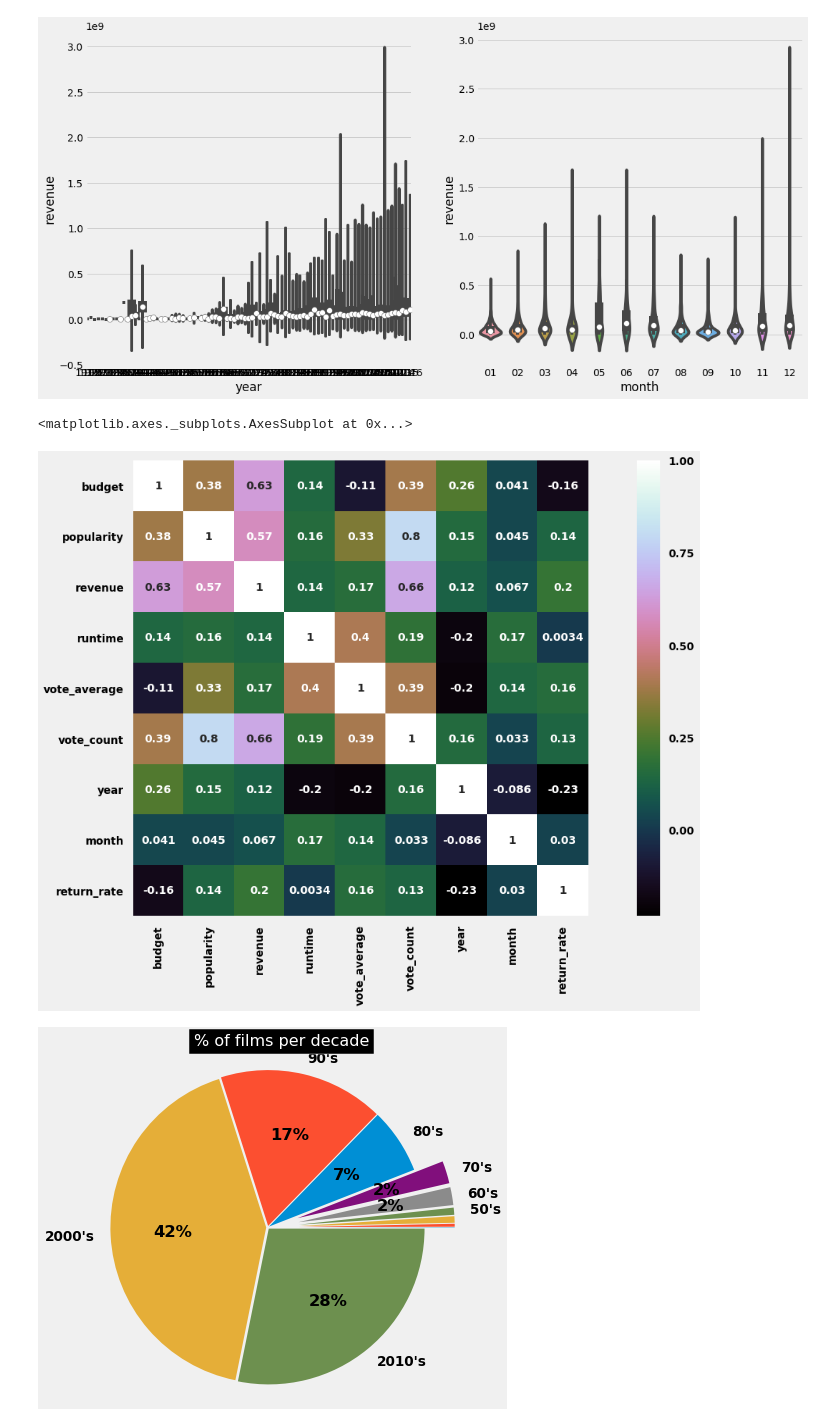
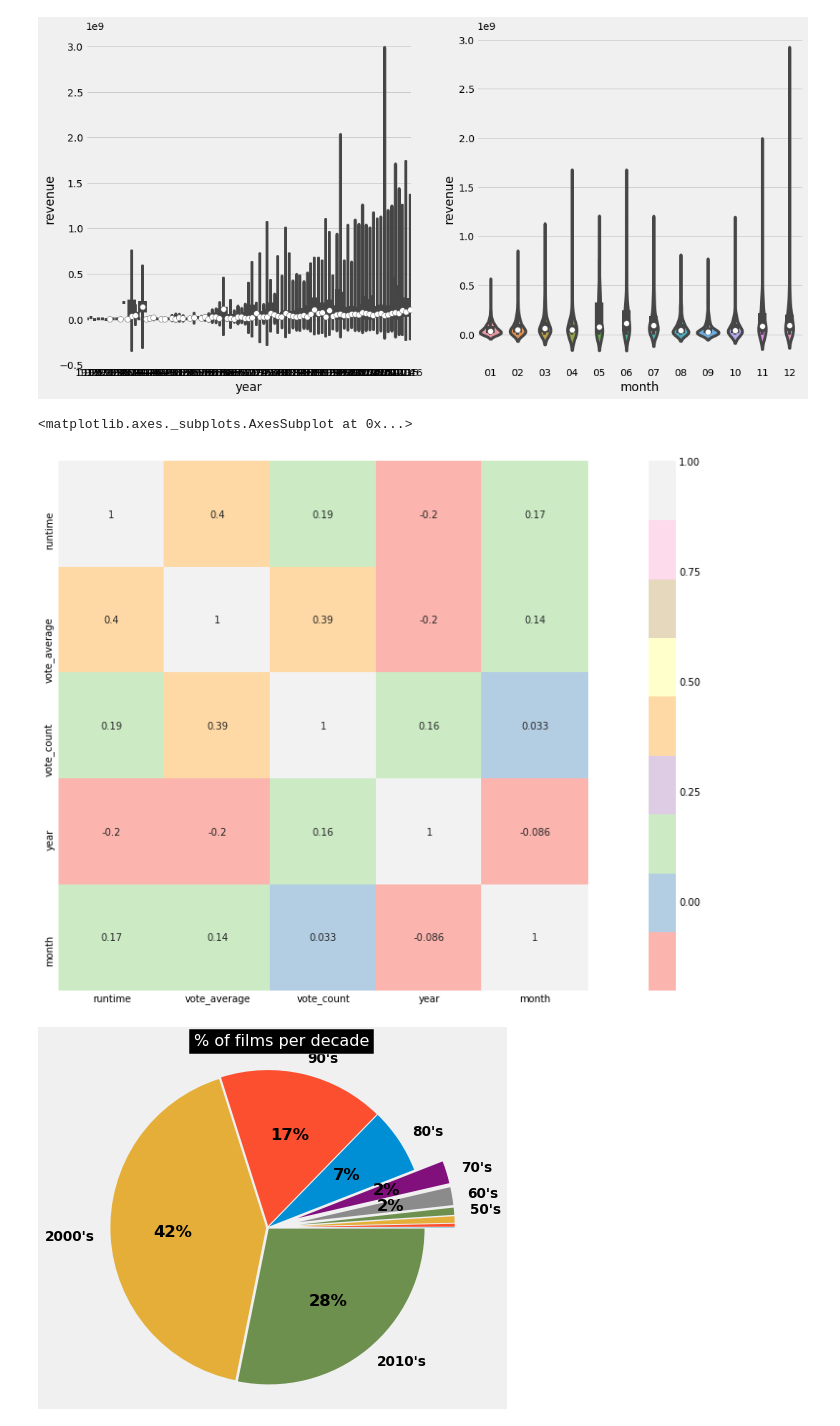
Before and after one commit to GR5291Group8/GR5291Group8, a Jupyter notebook: code/eda.ipynb, the cells around one changed output. Drawn from its saved outputs; the diff is of its cells as text; code cells hidden in the pictures.

Commit message:
new heatmap

```diff
--- a/code/eda.ipynb
+++ b/code/eda.ipynb
@@ -338,12 +342,17 @@ for cate in time_variable:
 # %% [output]
 [figure]
 # %%
-corr_mat=df.corr(method='pearson')
+df_heatmap=df
+df_heatmap.drop("popularity", axis=1, inplace=True)
+df_heatmap.drop("budget", axis=1, inplace=True)
+df_heatmap.drop("revenue", axis=1, inplace=True)
+df_heatmap.drop("return_rate", axis=1, inplace=True)
+corr_mat=df_heatmap.corr(method='pearson')
 plt.figure(figsize=(20,10))
-sns.heatmap(corr_mat,vmax=1,square=True,annot=True,cmap='cubehelix')
+sns.heatmap(corr_mat,vmax=1,square=True,annot=True, cmap="Pastel1")
 # %% [output]
 <matplotlib.axes._subplots.AxesSubplot at 0x...>
-[figure, old version]
+[figure, new version]
 # %%
 df['decade'] = df['year'].apply(lambda x:((x-1900)//10)*10)
 
```
Also changed, not shown: parts of 1 cell of this notebook, 1 other file.
